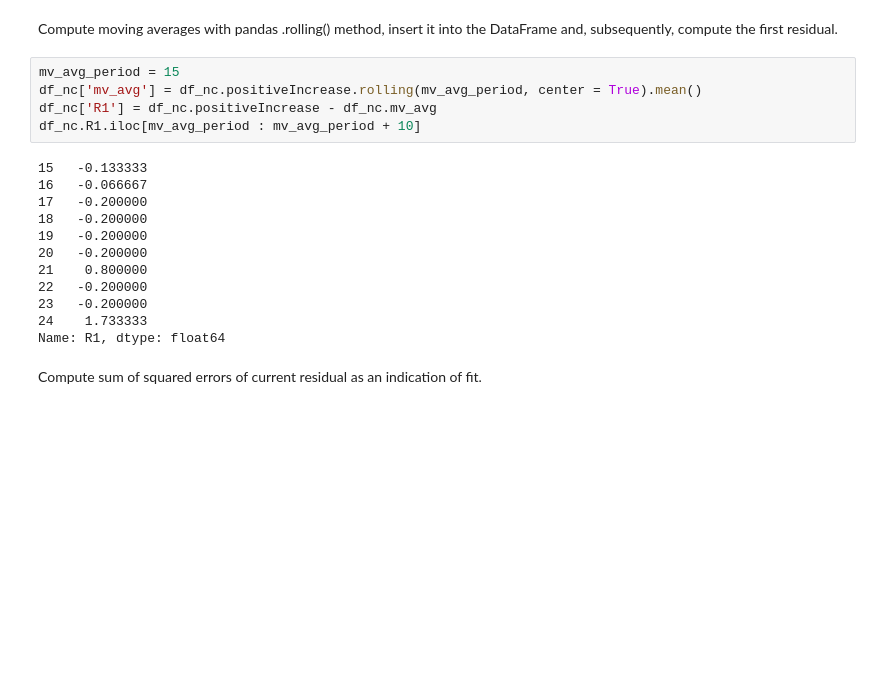
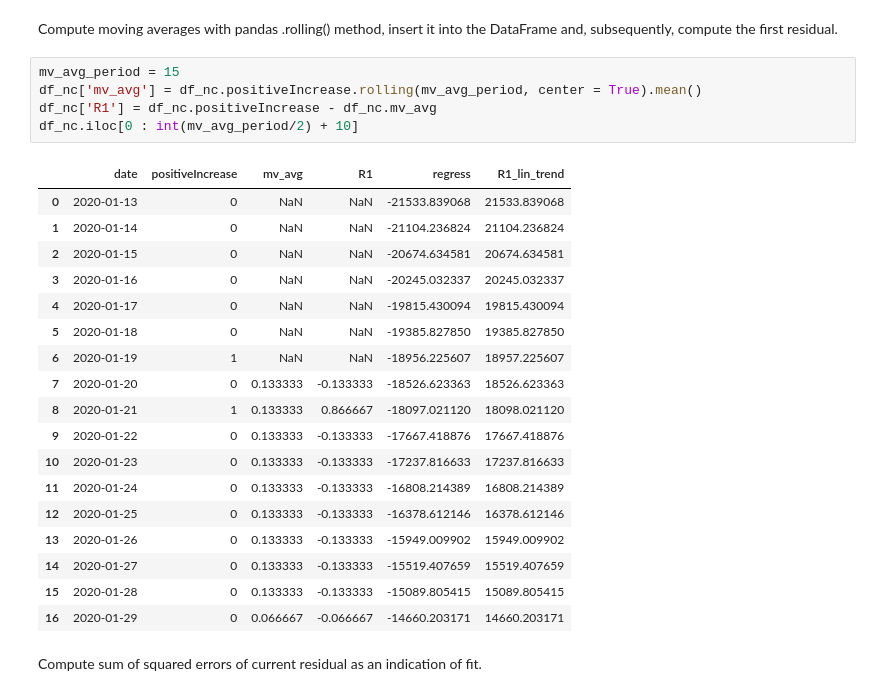
Before and after one commit to jrb28/time_series_analysis, a Jupyter notebook: CovidAnalysis_pd.ipynb, the cells around one changed output. Drawn from its saved outputs; the diff is of its cells as text; blank space fills up the shorter version.

```diff
--- a/CovidAnalysis_pd.ipynb
+++ b/CovidAnalysis_pd.ipynb
@@ -99,20 +118,27 @@ Compute moving averages with <font face='courier'>pandas</font> <font face='cour
 # %%
 mv_avg_period = 15
 df_nc['mv_avg'] = df_nc.positiveIncrease.rolling(mv_avg_period, center = True).mean()
 df_nc['R1'] = df_nc.positiveIncrease - df_nc.mv_avg
-df_nc.R1.iloc[mv_avg_period : mv_avg_period + 10]
+df_nc.iloc[0 : int(mv_avg_period/2) + 10]
 # %% [output]
-15   -0.133333
-16   -0.066667
-17   -0.200000
-18   -0.200000
-19   -0.200000
-20   -0.200000
-21    0.800000
-22   -0.200000
-23   -0.200000
-24    1.733333
-Name: R1, dtype: float64
+|  | date | positiveIncrease | mv_avg | R1 | regress | R1_lin_trend |
+| 0 | 2020-01-13 | 0 | NaN | NaN | -21533.839068 | 21533.839068 |
+| 1 | 2020-01-14 | 0 | NaN | NaN | -21104.236824 | 21104.236824 |
+| 2 | 2020-01-15 | 0 | NaN | NaN | -20674.634581 | 20674.634581 |
+| 3 | 2020-01-16 | 0 | NaN | NaN | -20245.032337 | 20245.032337 |
+| 4 | 2020-01-17 | 0 | NaN | NaN | -19815.430094 | 19815.430094 |
+| 5 | 2020-01-18 | 0 | NaN | NaN | -19385.827850 | 19385.827850 |
+| 6 | 2020-01-19 | 1 | NaN | NaN | -18956.225607 | 18957.225607 |
+| 7 | 2020-01-20 | 0 | 0.133333 | -0.133333 | -18526.623363 | 18526.623363 |
+| 8 | 2020-01-21 | 1 | 0.133333 | 0.866667 | -18097.021120 | 18098.021120 |
+| 9 | 2020-01-22 | 0 | 0.133333 | -0.133333 | -17667.418876 | 17667.418876 |
+| 10 | 2020-01-23 | 0 | 0.133333 | -0.133333 | -17237.816633 | 17237.816633 |
+| 11 | 2020-01-24 | 0 | 0.133333 | -0.133333 | -16808.214389 | 16808.214389 |
+| 12 | 2020-01-25 | 0 | 0.133333 | -0.133333 | -16378.612146 | 16378.612146 |
+| 13 | 2020-01-26 | 0 | 0.133333 | -0.133333 | -15949.009902 | 15949.009902 |
+| 14 | 2020-01-27 | 0 | 0.133333 | -0.133333 | -15519.407659 | 15519.407659 |
+| 15 | 2020-01-28 | 0 | 0.133333 | -0.133333 | -15089.805415 | 15089.805415 |
+| 16 | 2020-01-29 | 0 | 0.066667 | -0.066667 | -14660.203171 | 14660.203171 |
 # %% [markdown]
 Compute sum of squared errors of current residual as an indication of fit.
 # %%
```
Also changed, not shown: parts of 13 cells of this notebook.
